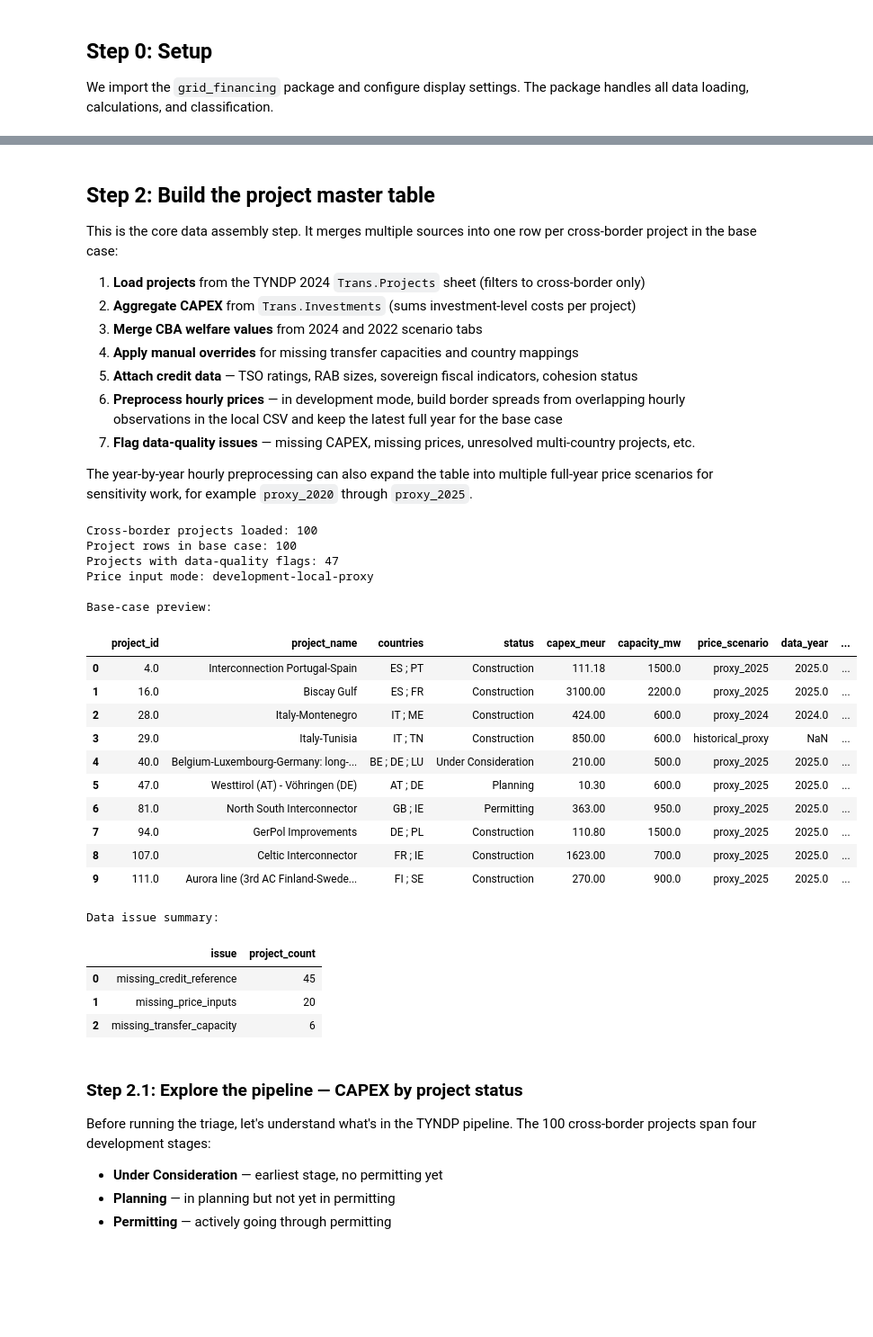
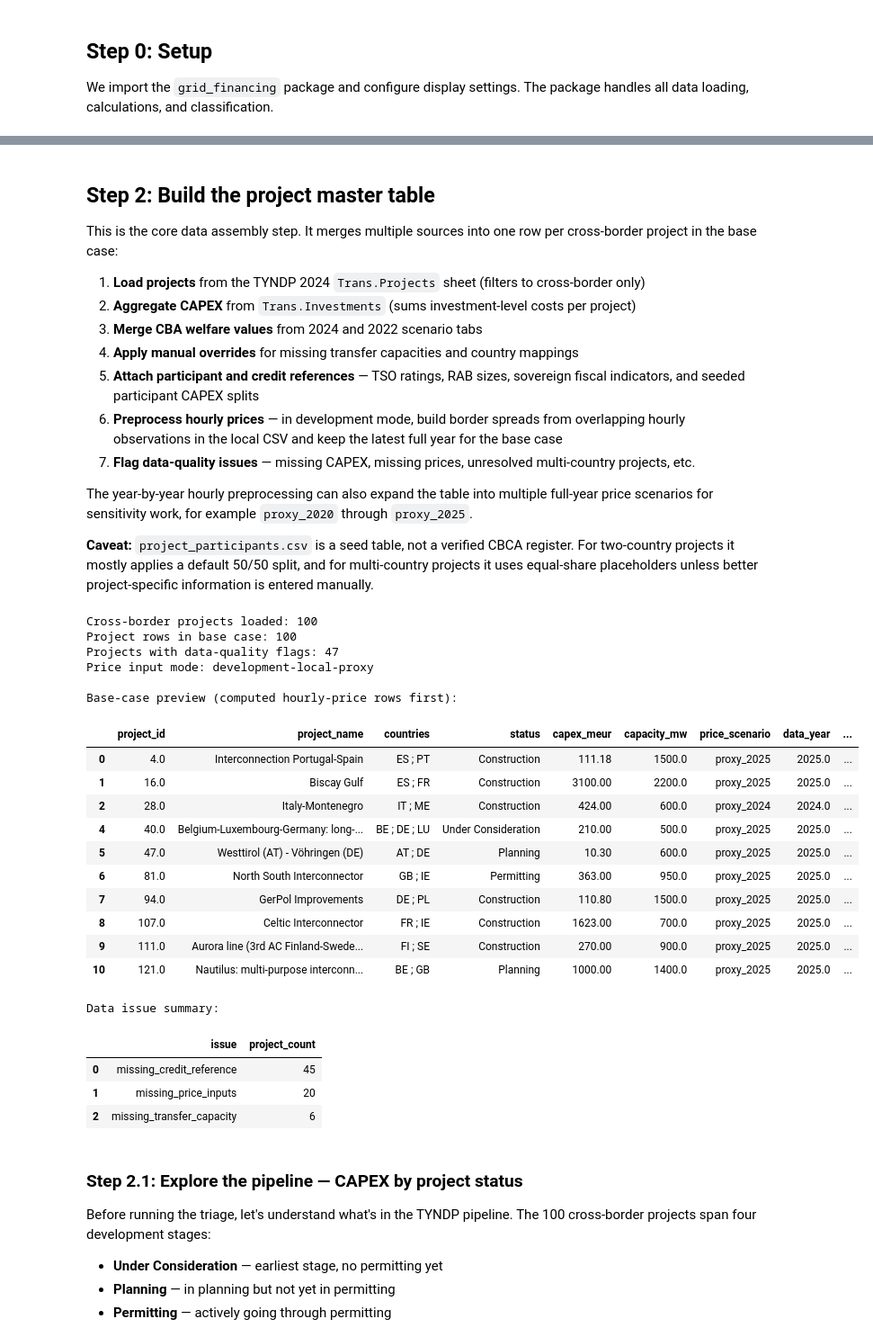
Before and after one commit to lucas-vivier/GridFinancing, a Jupyter notebook: notebooks/financing_triage.ipynb, the cells around one changed output, grey strips where cells are left out. Shown at 90% size. Drawn from its saved outputs; the diff is of its cells as text; code cells hidden in the pictures; blank space fills up the shorter version.

```diff
--- a/notebooks/financing_triage.ipynb
+++ b/notebooks/financing_triage.ipynb
@@ -100,59 +100,67 @@ This is the core data assembly step. It merges multiple sources into one row per
 2. **Aggregate CAPEX** from `Trans.Investments` (sums investment-level costs per project)
 3. **Merge CBA welfare values** from 2024 and 2022 scenario tabs
 4. **Apply manual overrides** for missing transfer capacities and country mappings
-5. **Attach credit data** — TSO ratings, RAB sizes, sovereign fiscal indicators, cohesion status
+5. **Attach participant and credit references** — TSO ratings, RAB sizes, sovereign fiscal indicators, and seeded participant CAPEX splits
 6. **Preprocess hourly prices** — in development mode, build border spreads from overlapping hourly observations in the local CSV and keep the latest full year for the base case
 7. **Flag data-quality issues** — missing CAPEX, missing prices, unresolved multi-country projects, etc.
 
 The year-by-year hourly preprocessing can also expand the table into multiple full-year price scenarios for sensitivity work, for example `proxy_2020` through `proxy_2025`.
+
+**Caveat:** `project_participants.csv` is a seed table, not a verified CBCA register. For two-country projects it mostly applies a default 50/50 split, and for multi-country projects it uses equal-share placeholders unless better project-specific information is entered manually.
 # %%
 master = build_project_master_table(development_mode=True)
 
 print(f"Cross-border projects loaded: {master['project_id'].nunique()}")
 print(f"Project rows in base case: {len(master)}")
 print(f"Projects with data-quality flags: {master['has_data_quality_issue'].sum()}")
 print(f"Price input mode: {master['price_input_mode'].iloc[0]}")
 print()
 
-preview = master[[
-    "project_id", "project_name", "countries", "status",
-    "capex_meur", "capacity_mw",
-    "price_scenario", "data_year", "hourly_observation_count",
-    "avg_price_diff_eur_per_mwh", "data_quality_flags",
-]].head(10)
+preview = (
+    master[[
+        "project_id", "project_name", "countries", "status",
+        "capex_meur", "capacity_mw",
+        "price_scenario", "data_year", "hourly_observation_count",
+        "avg_price_diff_eur_per_mwh", "data_quality_flags",
+    ]]
+    .assign(has_hourly_prices=lambda df: df["hourly_observation_count"].notna())
+    .sort_values(["has_hourly_prices", "project_id"], ascending=[False, True])
+    .drop(columns="has_hourly_prices")
+    .head(10)
+)
 
 data_issue_summary = (
     master.loc[master["has_data_quality_issue"], "data_quality_flags"]
     .dropna()
     .str.split(";")
     .explode()
     .value_counts()
     .rename_axis("issue")
     .reset_index(name="project_count")
 )
 
-print("Base-case preview:")
+print("Base-case preview (computed hourly-price rows first):")
 display(preview)
 print("Data issue summary:")
 display(data_issue_summary)
 # %% [output]
 Cross-border projects loaded: 100
 Project rows in base case: 100
 Projects with data-quality flags: 47
 Price input mode: development-local-proxy
 
-Base-case preview:
+Base-case preview (computed hourly-price rows first):
 |  | project_id | project_name | countries | status | capex_meur | capacity_mw | price_scenario | data_year | ... |
 | 0 | 4.0 | Interconnection Portugal-Spain | ES ; PT | Construction | 111.18 | 1500.0 | proxy_2025 | 2025.0 | ... |
 | 1 | 16.0 | Biscay Gulf | ES ; FR | Construction | 3100.00 | 2200.0 | proxy_2025 | 2025.0 | ... |
 | 2 | 28.0 | Italy-Montenegro | IT ; ME | Construction | 424.00 | 600.0 | proxy_2024 | 2024.0 | ... |
-| 3 | 29.0 | Italy-Tunisia | IT ; TN | Construction | 850.00 | 600.0 | historical_proxy | NaN | ... |
 | 4 | 40.0 | Belgium-Luxembourg-Germany: long-... | BE ; DE ; LU | Under Consideration | 210.00 | 500.0 | proxy_2025 | 2025.0 | ... |
 | 5 | 47.0 | Westtirol (AT) - Vöhringen (DE) | AT ; DE | Planning | 10.30 | 600.0 | proxy_2025 | 2025.0 | ... |
 | 6 | 81.0 | North South Interconnector | GB ; IE | Permitting | 363.00 | 950.0 | proxy_2025 | 2025.0 | ... |
 | 7 | 94.0 | GerPol Improvements | DE ; PL | Construction | 110.80 | 1500.0 | proxy_2025 | 2025.0 | ... |
 | 8 | 107.0 | Celtic Interconnector | FR ; IE | Construction | 1623.00 | 700.0 | proxy_2025 | 2025.0 | ... |
 | 9 | 111.0 | Aurora line (3rd AC Finland-Swede... | FI ; SE | Construction | 270.00 | 900.0 | proxy_2025 | 2025.0 | ... |
+| 10 | 121.0 | Nautilus: multi-purpose interconn... | BE ; GB | Planning | 1000.00 | 1400.0 | proxy_2025 | 2025.0 | ... |
 Data issue summary:
 |  | issue | project_count |
 | 0 | missing_credit_reference | 45 |
```
Also changed, not shown: parts of 11 cells of this notebook, 7 other files.
